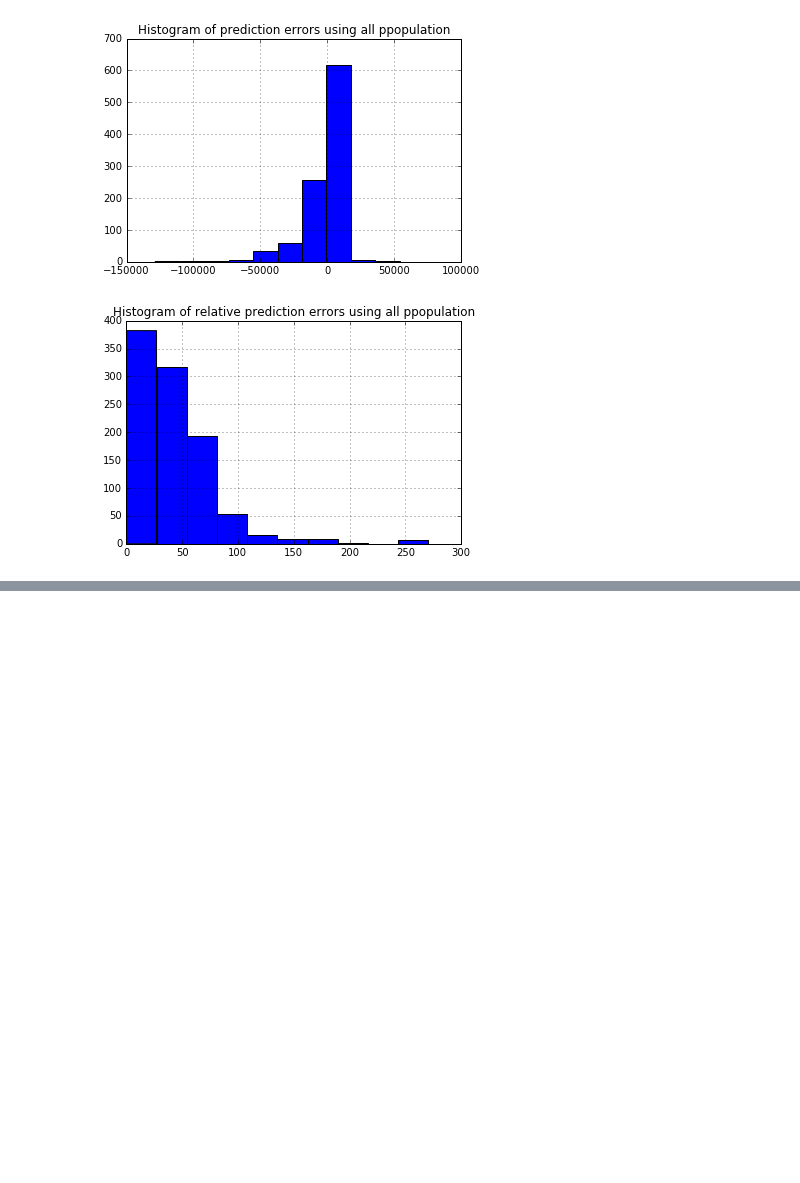
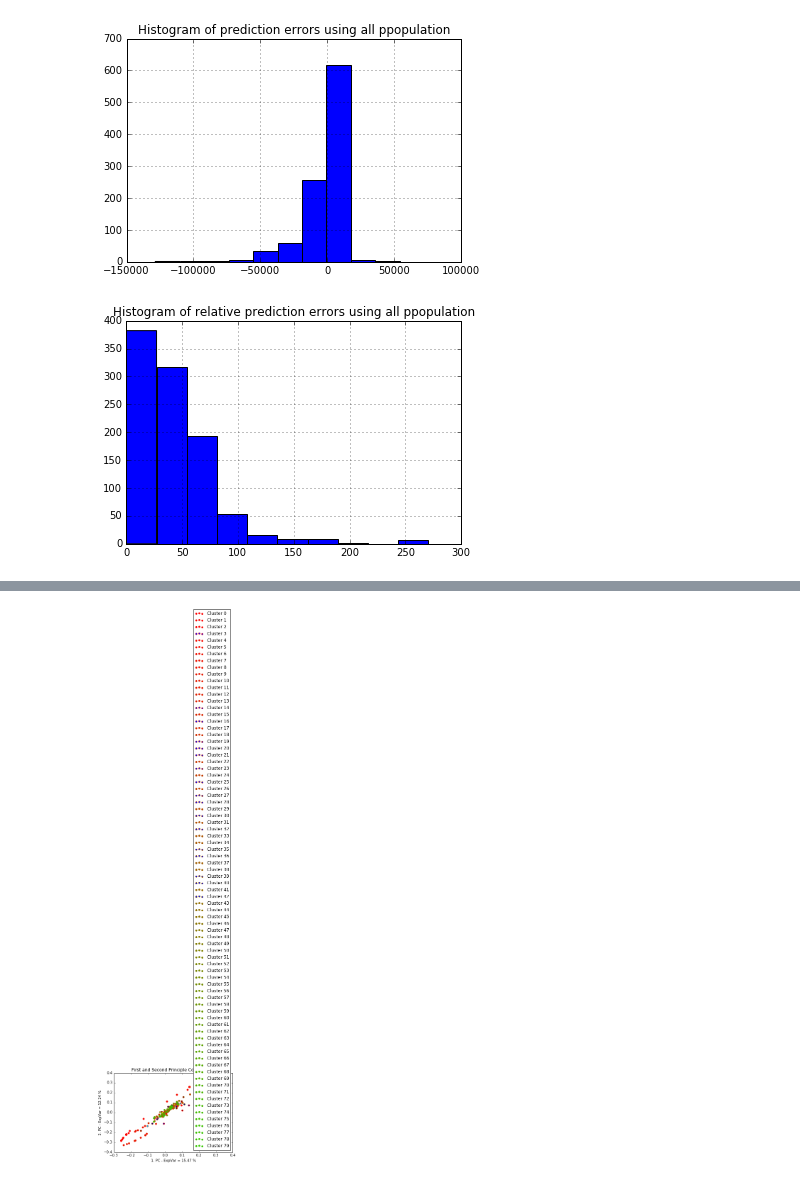
Before and after one commit to AnnaDS/tangramm, a Jupyter notebook: ipython_notebook.ipynb, the cells around one changed output, grey strips where cells are left out. Cells and saved outputs as stored; diff of their text form; code cells hidden in the pictures; blank space fills up the shorter version.

```diff
--- a/ipython_notebook.ipynb
+++ b/ipython_notebook.ipynb
@@ -188,0 +275,85 @@ len(np.concatenate([y_train_pred, y_test_pred]))
+# %%
+"""
+Created on Wed Dec  2 16:16:06 2015
+
+@author: annachystiakova
+"""
+
+def dim_red_pca(X, d=0, corr=False):
+    # Center to average
+    X_ = X-X.mean(0)
+    # Compute correlation / covarianz matrix
+    if corr:
+        CO = np.corrcoef(X_.T)
+    else:
+        CO = np.cov(X_.T)
+    # Compute eigenvalues and eigenvectors
+    e_values, e_vectors = sp.linalg.eigh(CO)
+
+    # Sort the eigenvalues and the eigenvectors descending
+    idx = np.argsort(e_values)[::-1]
+    e_vectors = e_vectors[:, idx]
+    e_values = e_values[idx]
+    # Get the number of desired dimensions
+    d_e_vecs = e_vectors
+    if d > 0:
+        d_e_vecs = e_vectors[:, :d]
+    else:
+        d = None
+    # Map principal components to original data
+    LIN = np.dot(d_e_vecs, np.dot(d_e_vecs.T, X_.T)).T
+    return LIN[:, :d], e_values, e_vectors
+
+import numpy as np
+import scipy as sp
+from sklearn.cluster import KMeans
+import matplotlib.pyplot as plt
+
+SN = X_train
+kmeans = KMeans(init='k-means++',  n_clusters=80, n_init=100)
+kmeans.fit(np.rot90(SN))
+s1=s.fit(np.rot90(kmeans.cluster_centers_), y_train)
+labels_=kmeans.labels_
+clust=kmeans.cluster_centers_
+#clust,labels_ = kmeans2(SN,3)    # cluster with 3 random initial clusters
+# PCA on orig. dataset
+# Xred will have only 2 columns, the first two princ. comps.
+# evals has shape (4,) and evecs (4,4). We need all eigenvalues
+# to determine the portion of variance
+Xred, evals, evecs = dim_red_pca(np.rot90(SN),2)
+
+xlab = '1. PC - ExpVar = {:.2f} %'.format(evals[0]/sum(evals)*100) # determine variance portion
+ylab = '2. PC - ExpVar = {:.2f} %'.format(evals[1]/sum(evals)*100)
+# plot the clusters, each set separately
+
+
+import colorsys
+def pseudocolor(val, minval, maxval):
+    # convert val in range minval...maxval to range 0..1
+    f = float(val-minval) / (maxval-minval)
+    # linearly interpolate that value between the colors red and green
+    r, g, b = 1-f, f, 0.
+    return r, g, b
+clr=list()
+steps = round(100/kmeans.n_clusters)
+
+for val in range(0, 100, steps):
+    #print ('%3d -> (%.3f, %.3f, %.3f)' % ((val,) + pseudocolor(val, 0, 100)))
+    clr.append(pseudocolor(val, 0, 100))
+
+plt.figure()
+ax = plt.gca()
+scatterHs = []
+
+for cluster in set(labels_):
+    scatterHs.append(ax.scatter(Xred[np.where(labels_.tolist() == cluster), 0], Xred[np.where(labels_.tolist() == cluster), 1],
+                   color=clr[cluster],
+                    label='Cluster {}'.format(cluster)))
+plt.legend(handles=scatterHs,loc=4)
+plt.setp(ax, title='First and Second Principle Components', xlabel=xlab, ylabel=ylab)
+fig, ax = plt.subplots(2,1)
+ax[0].bar(range(42),evecs[0])
+plt.setp(ax[0], title="First and Second Component's Eigenvectors ", ylabel='Weight')
+ax[1].bar(range(42),evecs[1])
+plt.setp(ax[1], xlabel='Features', ylabel='Weight')
+# %% [output]
@@ -188,0 +361 @@ len(np.concatenate([y_train_pred, y_test_pred]))
+[figure, added]
```
Also changed, not shown: parts of 14 cells of this notebook.
